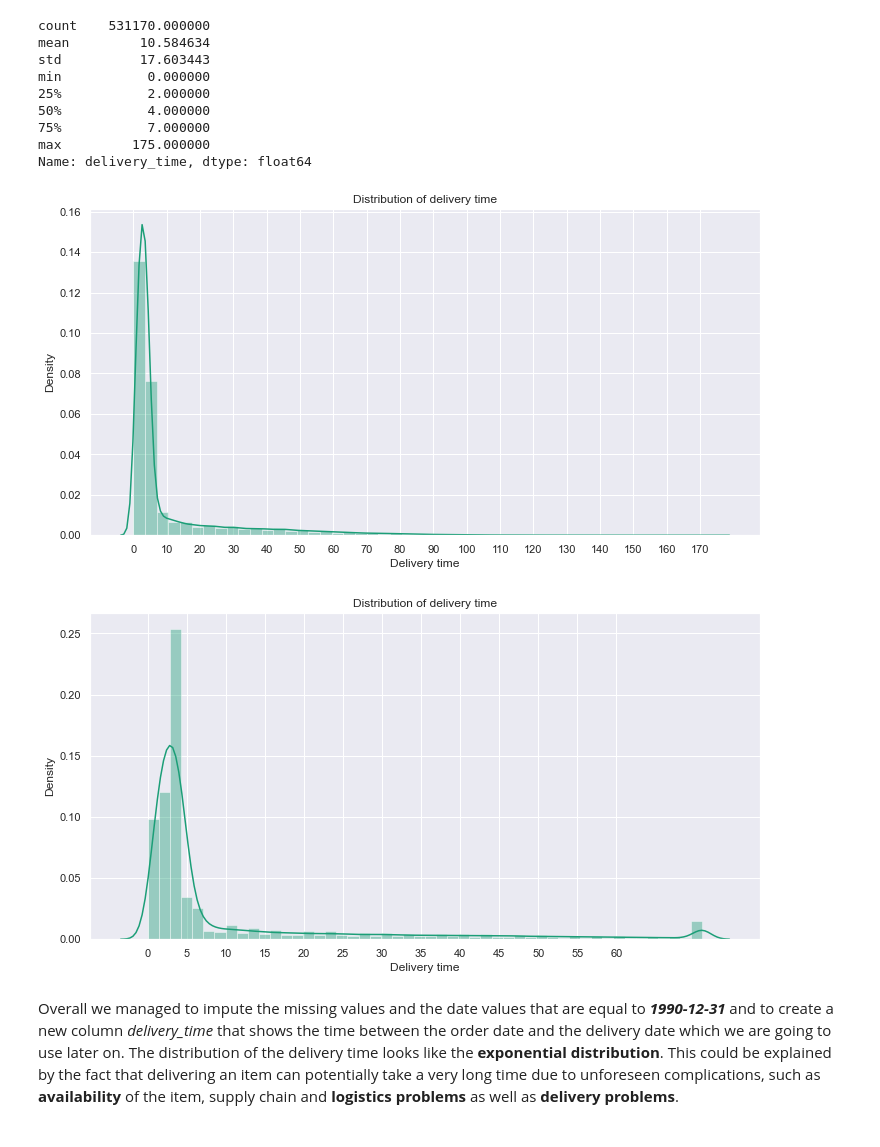
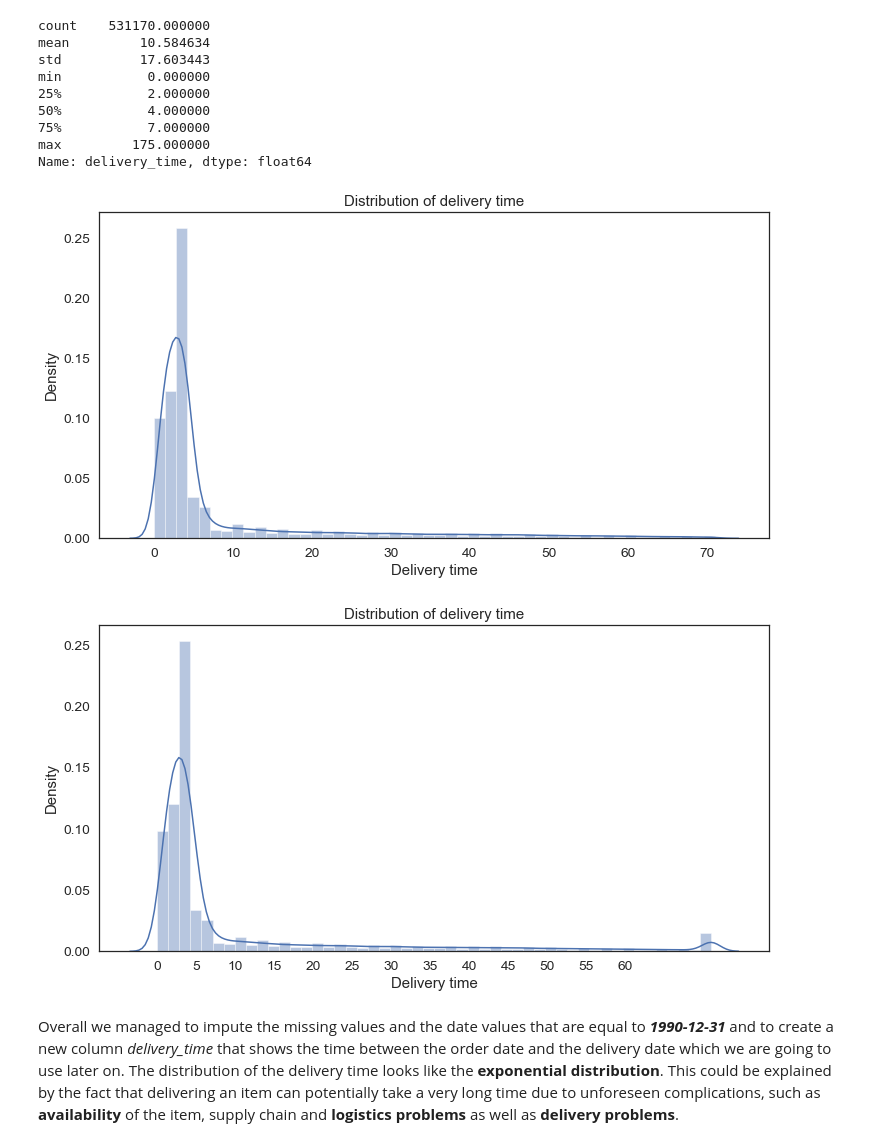
Before and after one commit to teodor-georgiev/Online-Retailer-Analysis-2014, a Jupyter notebook: 1. EDA and Transformation.ipynb, the cells around one changed output. Cells and saved outputs as stored; diff of their text form; code cells hidden in the pictures.

```diff
--- a/1. EDA and Transformation.ipynb
+++ b/1. EDA and Transformation.ipynb
@@ -131,17 +131,6 @@ plot.set_title("Items ordered per day", fontsize=18)
 plt.show()
 # %% [output]
 [figure]
-# %%
-import warnings
-warnings.filterwarnings('ignore')
-import pandas as pd
-import numpy as np
-import matplotlib.pyplot as plt
-import seaborn as sns
-sns.set_style("white")
-# sns.set_theme()
-import datetime
-from scipy.stats import ttest_ind
 # %% [markdown]
 Overall the line chart has **4 big peaks** which coincide with the seasons of the year and the holidays around Christmas and New Year's Eve. The biggest spike in sales is around the end of June. The reason for this could be a **summer sale** and the fact that people are more likely to buy items in the summertime, maybe in preparation for their summer vacation, or to refresh their wardrobe in preparation for the summer. A slight downward trend in the number of items sold can be seen between the end of September and the end of December.
 # %% [markdown]
@@ -231,13 +220,12 @@ df_combined["delivery_date"] = df_combined["order_date"] + df_combined["delivery
 # %%
 # Distplot of delivery_time
 plt.figure(figsize=(12, 6))
-plot = sns.distplot(df_combined["delivery_time"])
-plot.set(xlabel = "Delivery time", ylabel = "Density", xticks = np.arange(0, 175, step = 10),
+plot = sns.distplot(df_combined.query("delivery_time <= 71")["delivery_time"])
+plot.set(xlabel = "Delivery time", ylabel = "Density", xticks = np.arange(0, 71, step = 10),
          title = "Distribution of delivery time")
-# plt.legend()
 plt.show()
 # %% [output]
-[figure, old version]
+[figure, new version]
 # %%
 # Replace delivery time values greater than the 98th percentile with the 98 percentile
 quntile_98 = df_combined["delivery_time"].quantile(0.98).astype(int)
@@ -247,10 +235,9 @@ plt.figure(figsize=(12, 6))
 plot = sns.distplot(df_combined["delivery_time"])
 plot.set(xlabel = "Delivery time", ylabel = "Density", xticks = np.arange(0, 65, step = 5),
          title = "Distribution of delivery time")
-# plt.legend()
 plt.show()
 # %% [output]
-[figure, old version]
+[figure, new version]
 # %% [markdown]
 Overall we managed to impute the missing values and the date values that are equal to ***1990-12-31*** and to create a new column _delivery_time_ that shows the time between the order date and the delivery date which we are going to use later on. The distribution of the delivery time looks like the **exponential distribution**. This could be explained by the fact that delivering an item can potentially take a very long time due to unforeseen complications, such as **availability** of the item, supply chain and **logistics problems** as well as **delivery problems**.
 # %% [markdown]
```
Also changed, not shown: parts of 6 cells of this notebook.
